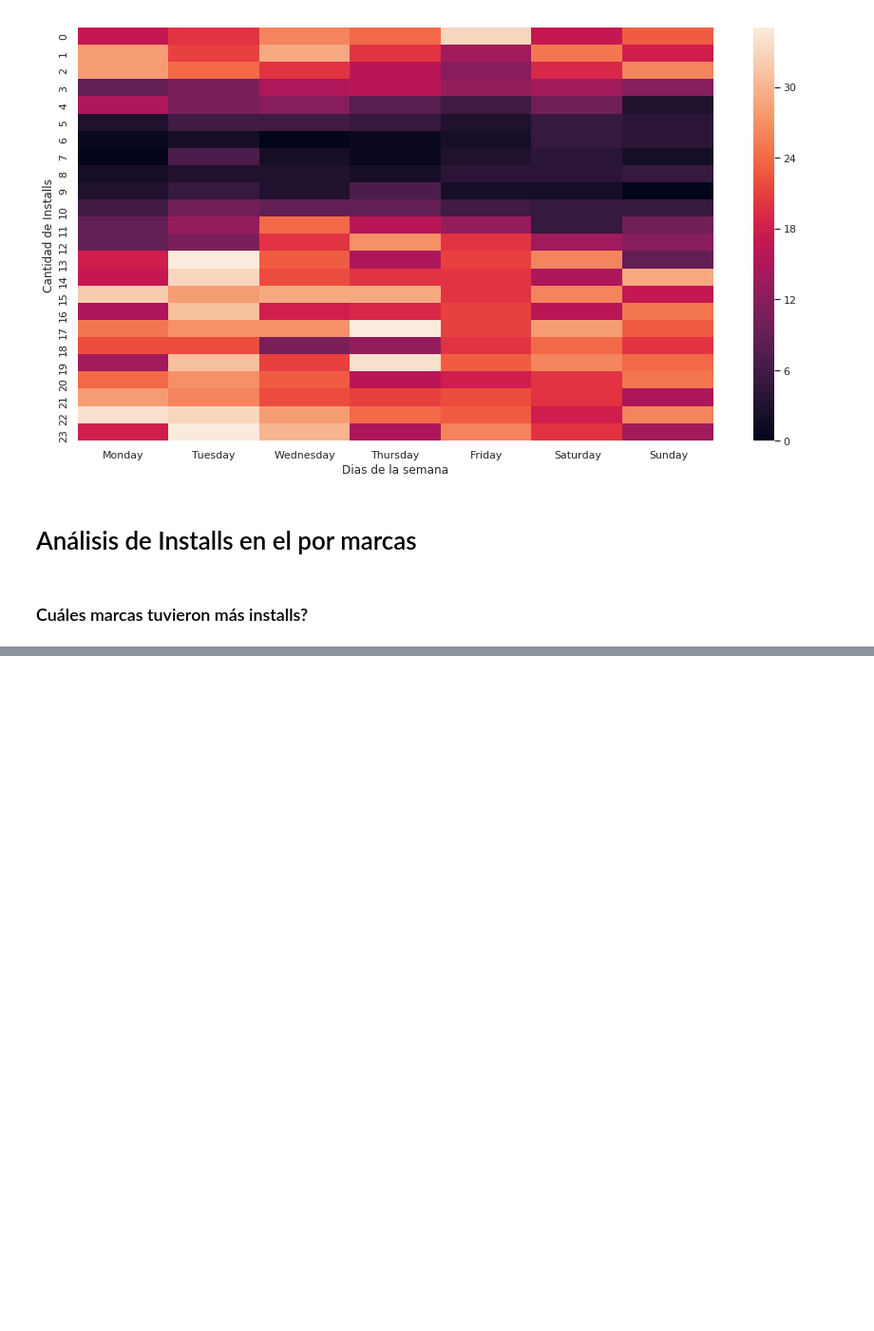
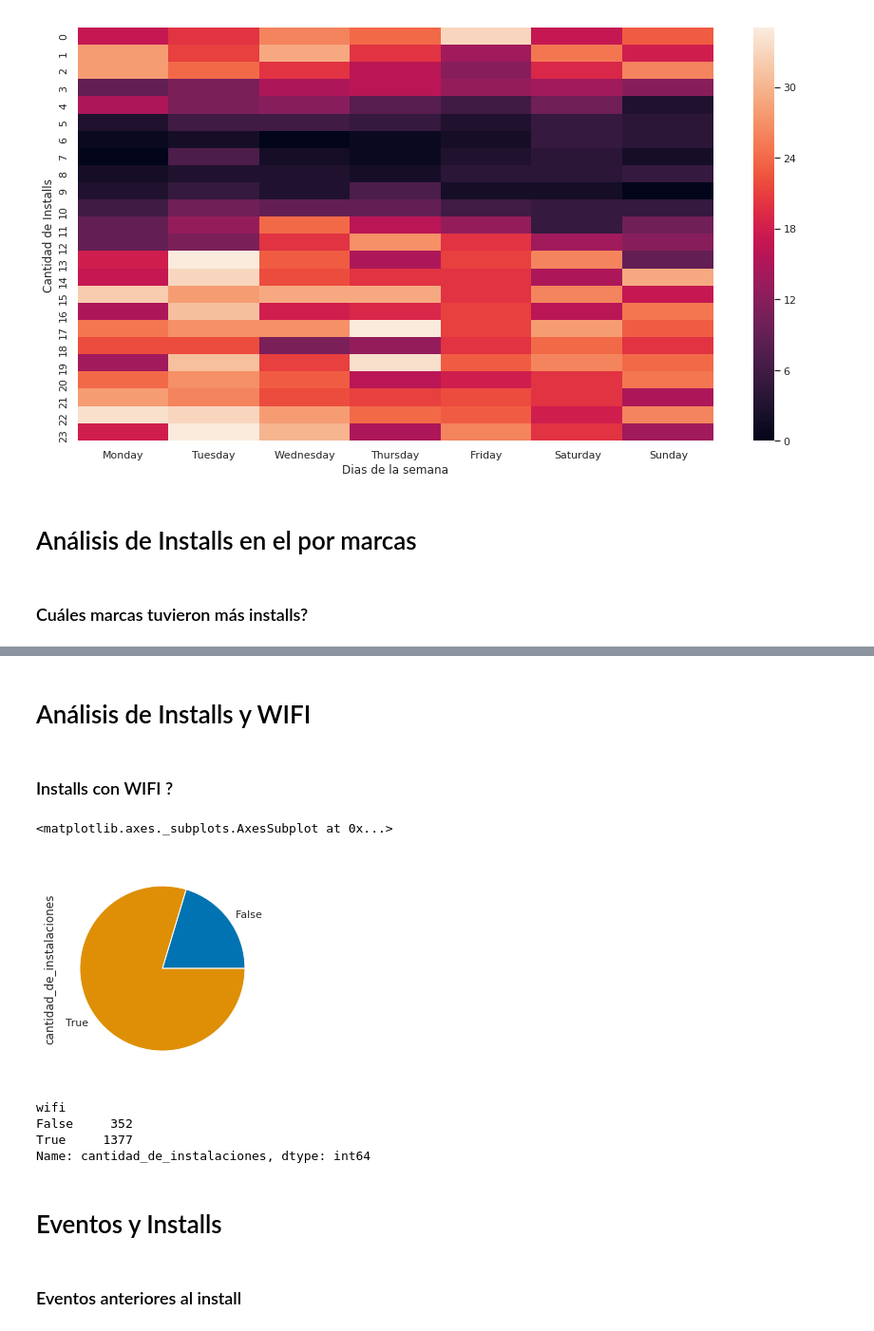
Before and after one commit to mateoicalvo/7506, a Jupyter notebook: tp1/analisis/installs/AnalisisInstalls.ipynb, the cells around one changed output, grey strips where cells are left out. Shown at 95% size. Drawn from its saved outputs; the diff is of its cells as text; code cells hidden in the pictures; blank space fills up the shorter version.

```diff
--- a/tp1/analisis/installs/AnalisisInstalls.ipynb
+++ b/tp1/analisis/installs/AnalisisInstalls.ipynb
@@ -119,0 +122,21 @@ Text(0.5, 0, 'Marca')
+# %% [markdown]
+# Análisis de Installs y WIFI
+# %% [markdown]
+### Installs con WIFI ?
+# %%
+install_con_wifi = installs.rename(columns = {"ref_hash": "cantidad_de_instalaciones"})
+install_con_wifi.groupby(install_con_wifi['wifi']).cantidad_de_instalaciones.count().plot.pie()
+# %% [output]
+<matplotlib.axes._subplots.AxesSubplot at 0x...>
+[figure, added]
+# %%
+install_con_wifi.groupby(install_con_wifi['wifi']).cantidad_de_instalaciones.count()
+# %% [output]
+wifi
+False     352
+True     1377
+Name: cantidad_de_instalaciones, dtype: int64
+# %% [markdown]
+# Eventos y Installs
+# %% [markdown]
+### Eventos anteriores al install
```
Also changed, not shown: parts of 9 cells of this notebook.
